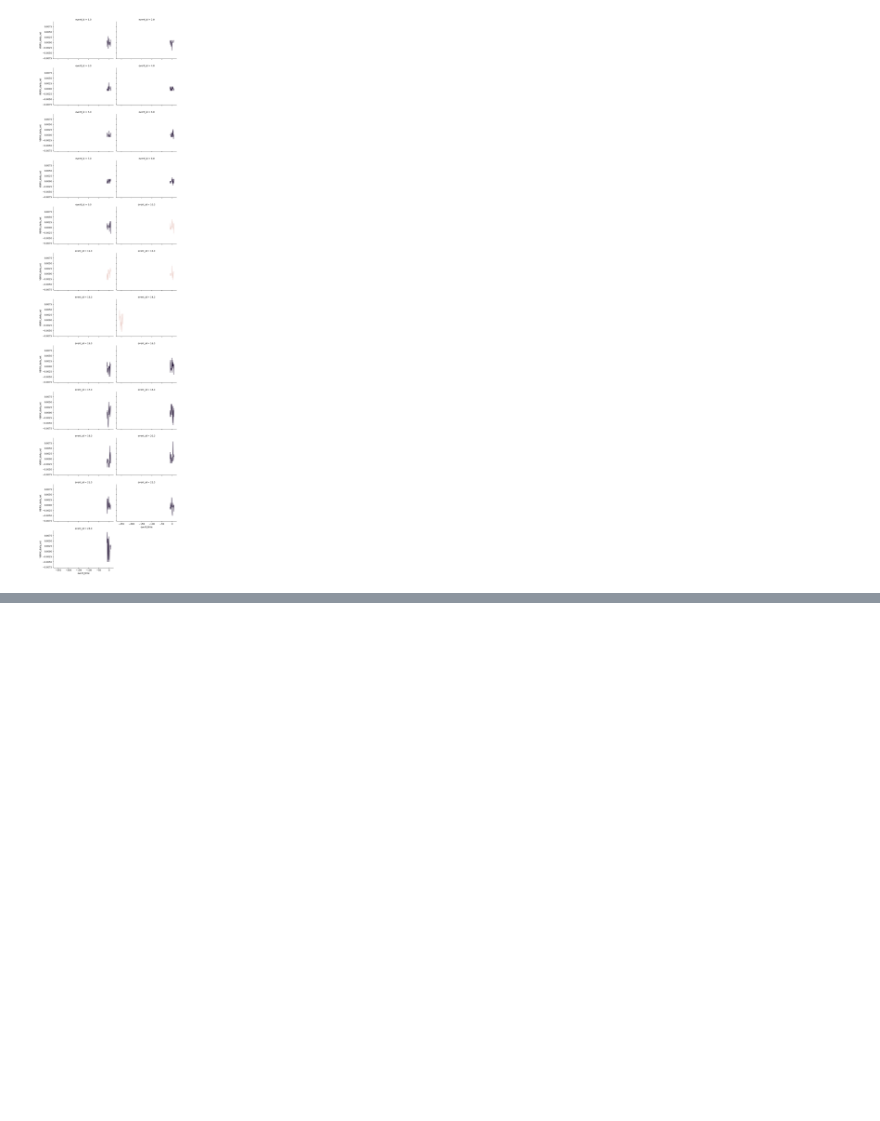
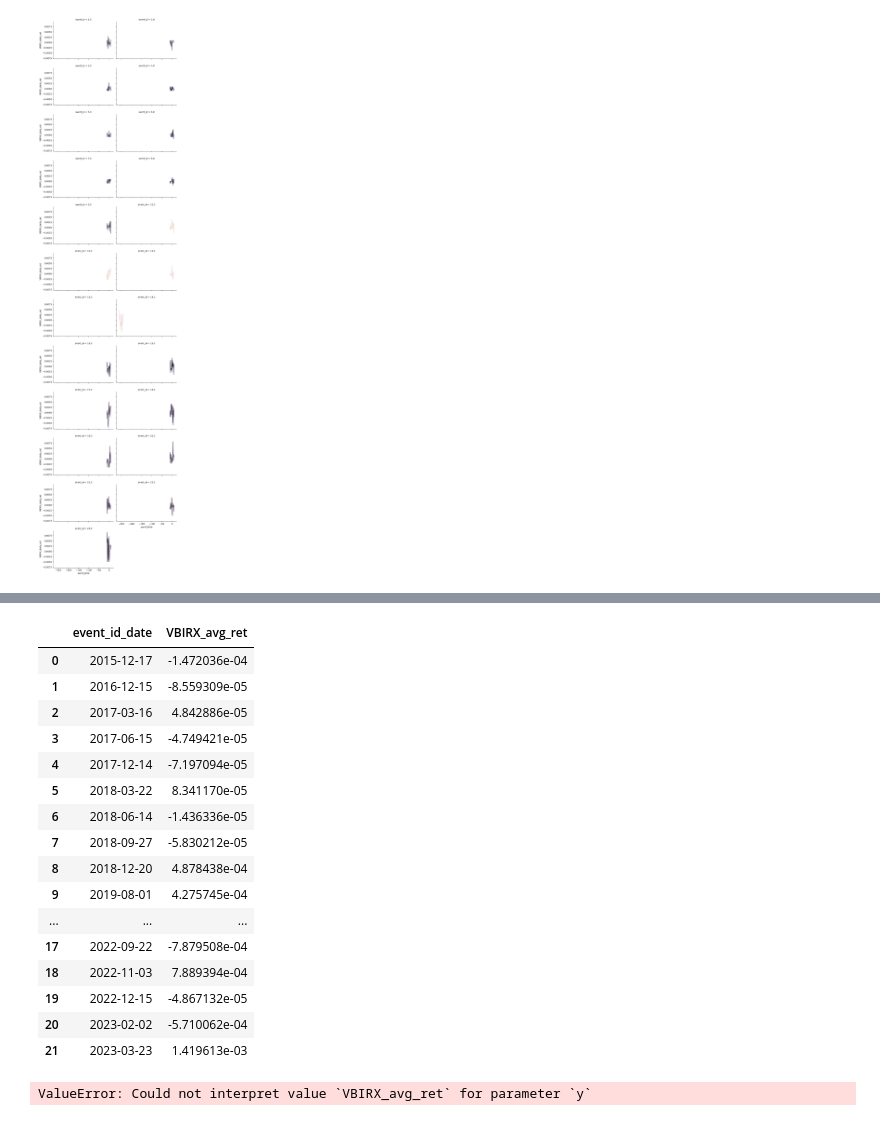
Before and after one commit to mab923/finalteamproject, a Jupyter notebook: Final_Project.ipynb, the cells around one changed output, grey strips where cells are left out. Saved outputs shown, nothing was run; the diff lists cells and outputs as text; code cells hidden in the pictures; blank space fills up the shorter version.

```diff
--- a/Final_Project.ipynb
+++ b/Final_Project.ipynb
@@ -396,0 +457,27 @@ Sp500_graph = sns.relplot(data = event_time_rets,
+# %%
+sp_VBIRX_sum = event_time_rets.groupby('event_id_date', as_index=False)['VBIRX_daily_ret'].mean()
+sp_VBIRX_sum.rename(columns = {'VBIRX_daily_ret': 'VBIRX_avg_ret'})
+# %% [output]
+|  | event_id_date | VBIRX_avg_ret |
+| 0 | 2015-12-17 | -1.472036e-04 |
+| 1 | 2016-12-15 | -8.559309e-05 |
+| 2 | 2017-03-16 | 4.842886e-05 |
+| 3 | 2017-06-15 | -4.749421e-05 |
+| 4 | 2017-12-14 | -7.197094e-05 |
+| 5 | 2018-03-22 | 8.341170e-05 |
+| 6 | 2018-06-14 | -1.436336e-05 |
+| 7 | 2018-09-27 | -5.830212e-05 |
+| 8 | 2018-12-20 | 4.878438e-04 |
+| 9 | 2019-08-01 | 4.275745e-04 |
+| ... | ... | ... |
+| 17 | 2022-09-22 | -7.879508e-04 |
+| 18 | 2022-11-03 | 7.889394e-04 |
+| 19 | 2022-12-15 | -4.867132e-05 |
+| 20 | 2023-02-02 | -5.710062e-04 |
+| 21 | 2023-03-23 | 1.419613e-03 |
+# %%
+sns.scatterplot(x="event_id_date",
+              y="VBIRX_avg_ret",
+              data=sp_VBIRX_sum)
+# %% [output]
+ValueError: Could not interpret value `VBIRX_avg_ret` for parameter `y`
```
Also changed, not shown: parts of 8 cells of this notebook.
